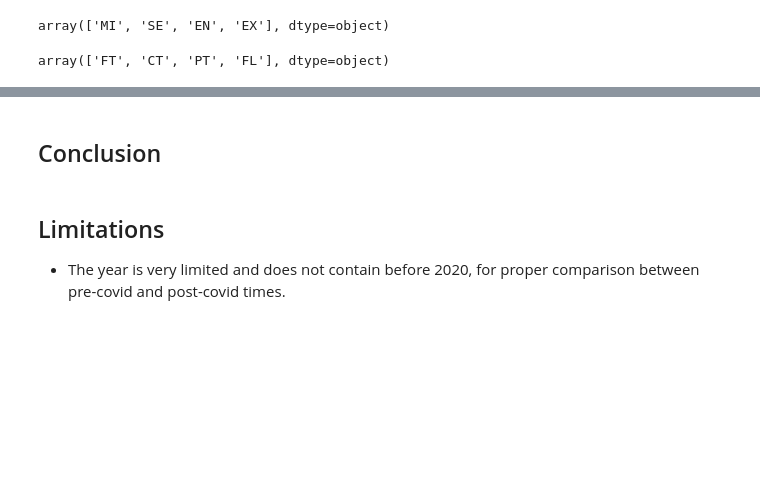
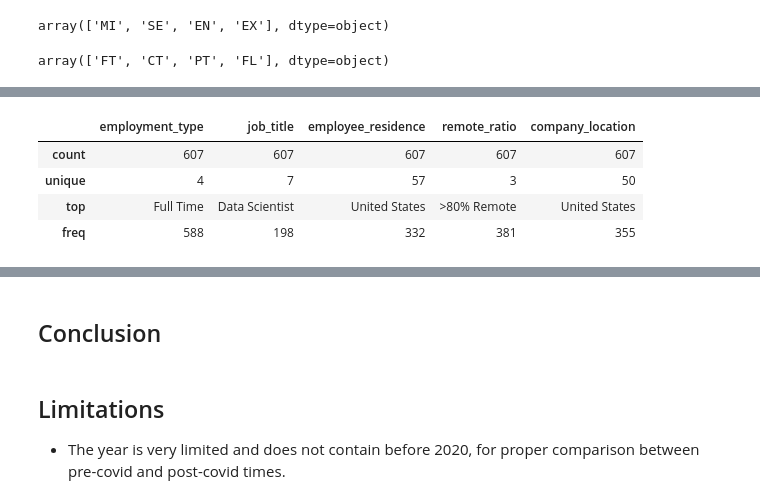
Before and after one commit to deelight-del/EDA_Data_science_salaries, a Jupyter notebook: EDA notebook.ipynb, the cells around one changed output, grey strips where cells are left out. Drawn from its saved outputs; the diff is of its cells as text; code cells hidden in the pictures; blank space fills up the shorter version.

```diff
--- a/EDA notebook.ipynb
+++ b/EDA notebook.ipynb
@@ -116,0 +456,8 @@ array(['FT', 'CT', 'PT', 'FL'], dtype=object)
+# %%
+df_clean.select_dtypes("object").describe()
+# %% [output]
+|  | employment_type | job_title | employee_residence | remote_ratio | company_location |
+| count | 607 | 607 | 607 | 607 | 607 |
+| unique | 4 | 7 | 57 | 3 | 50 |
+| top | Full Time | Data Scientist | United States | >80% Remote | United States |
+| freq | 588 | 198 | 332 | 381 | 355 |
```
Also changed, not shown: parts of 58 cells of this notebook, 1 other file.
